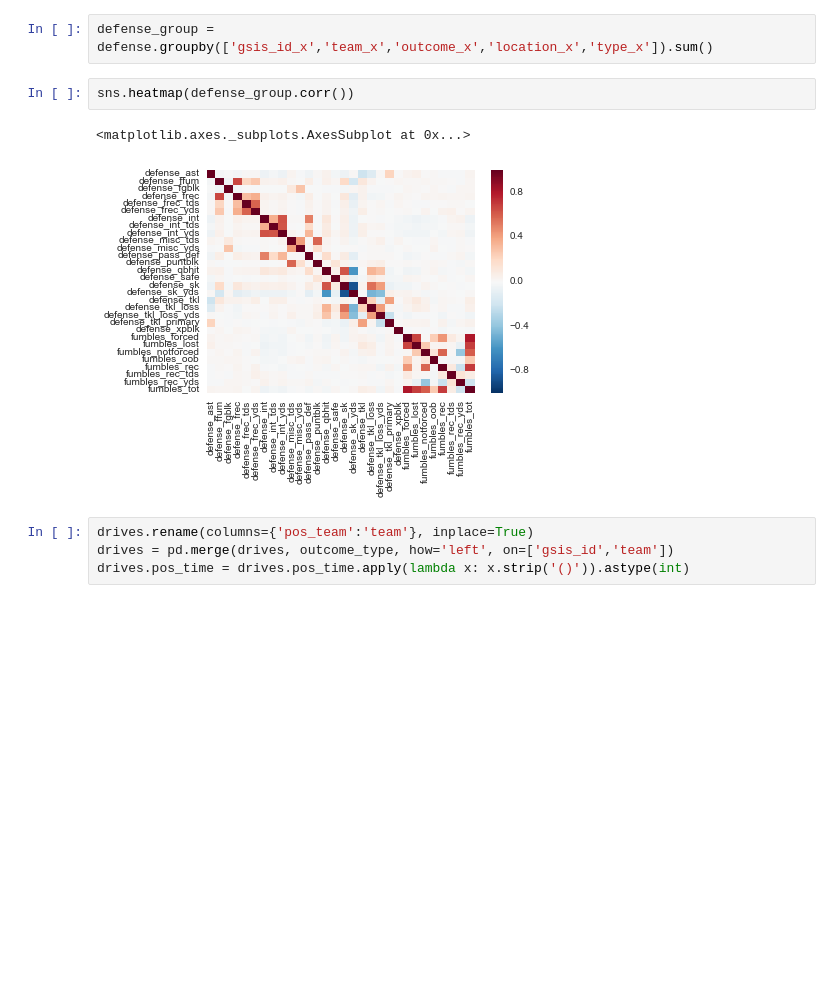
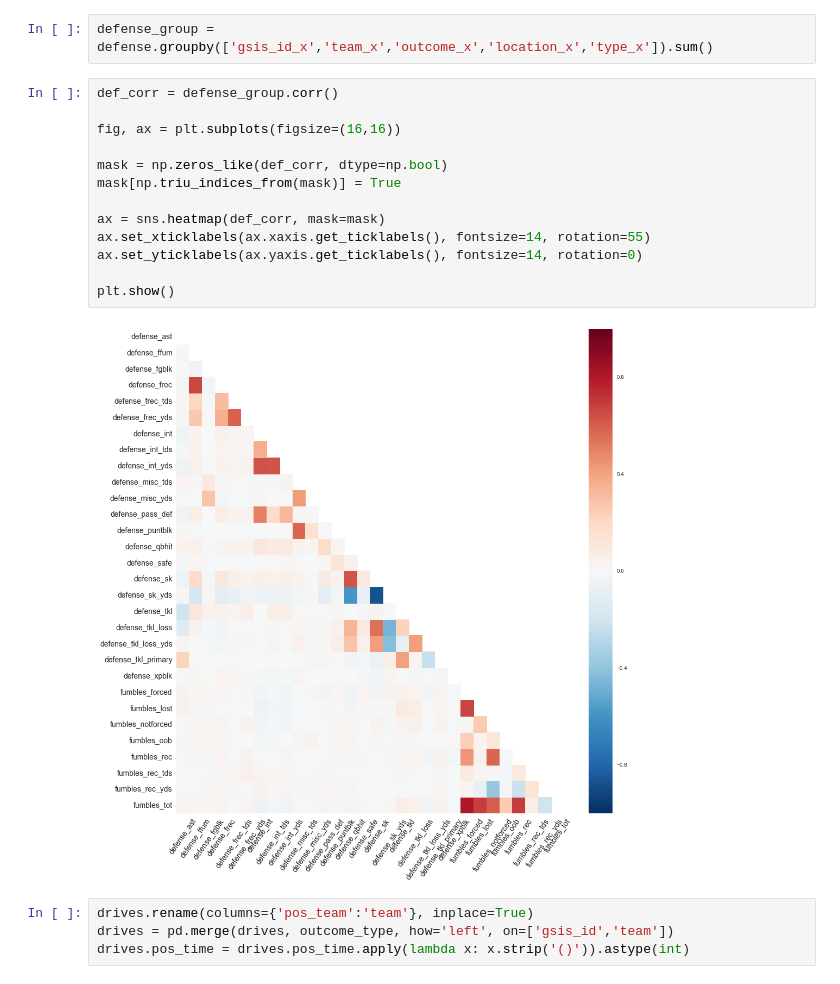
Before and after one commit to Richarddea/Richard-Dea-Projects, a Jupyter notebook: Capstone/Capstone Cleaning.ipynb, the cells around one changed output. Saved outputs shown, nothing was run; the diff lists cells and outputs as text; blank space fills up the shorter version.

```diff
--- a/Capstone/Capstone Cleaning.ipynb
+++ b/Capstone/Capstone Cleaning.ipynb
@@ -237,11 +234,21 @@ defense.head()
 5 rows × 37 columns
 # %%
 defense_group = defense.groupby(['gsis_id_x','team_x','outcome_x','location_x','type_x']).sum()
-# %%
-sns.heatmap(defense_group.corr())
-# %% [output]
-<matplotlib.axes._subplots.AxesSubplot at 0x...>
-[figure, removed]
+# %%
+def_corr = defense_group.corr()
+
+fig, ax = plt.subplots(figsize=(16,16))
+
+mask = np.zeros_like(def_corr, dtype=np.bool)
+mask[np.triu_indices_from(mask)] = True
+
+ax = sns.heatmap(def_corr, mask=mask)
+ax.set_xticklabels(ax.xaxis.get_ticklabels(), fontsize=14, rotation=55)
+ax.set_yticklabels(ax.yaxis.get_ticklabels(), fontsize=14, rotation=0)
+
+plt.show()
+# %% [output]
+[figure, added]
 # %%
 drives.rename(columns={'pos_team':'team'}, inplace=True)
 drives = pd.merge(drives, outcome_type, how='left', on=['gsis_id','team'])
```
Also changed, not shown: parts of 25 cells of this notebook, 3 other files.
